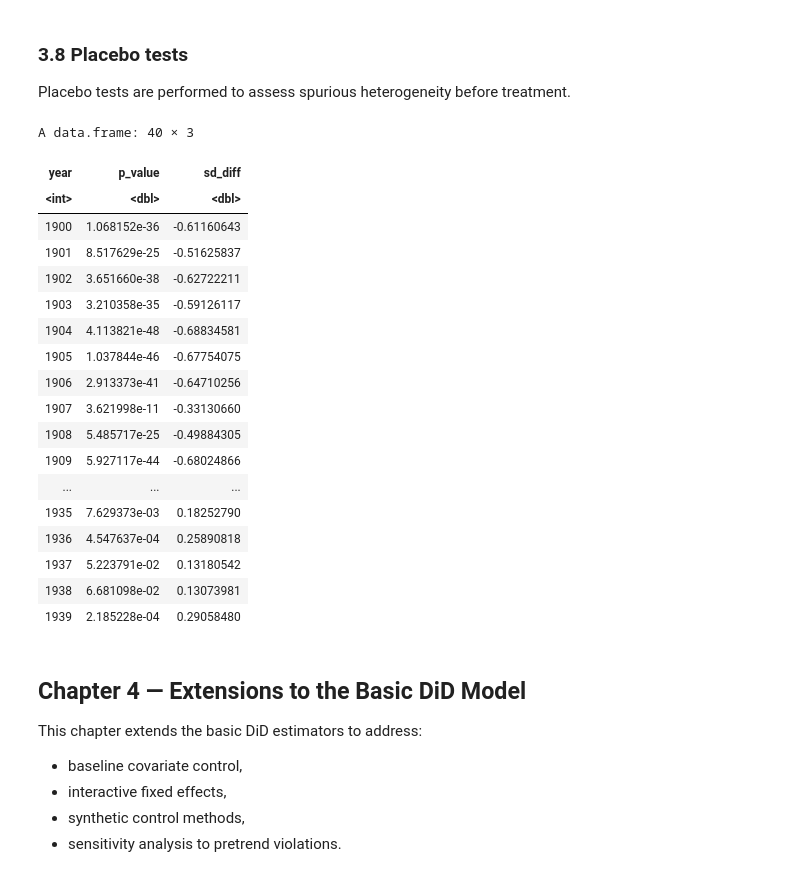
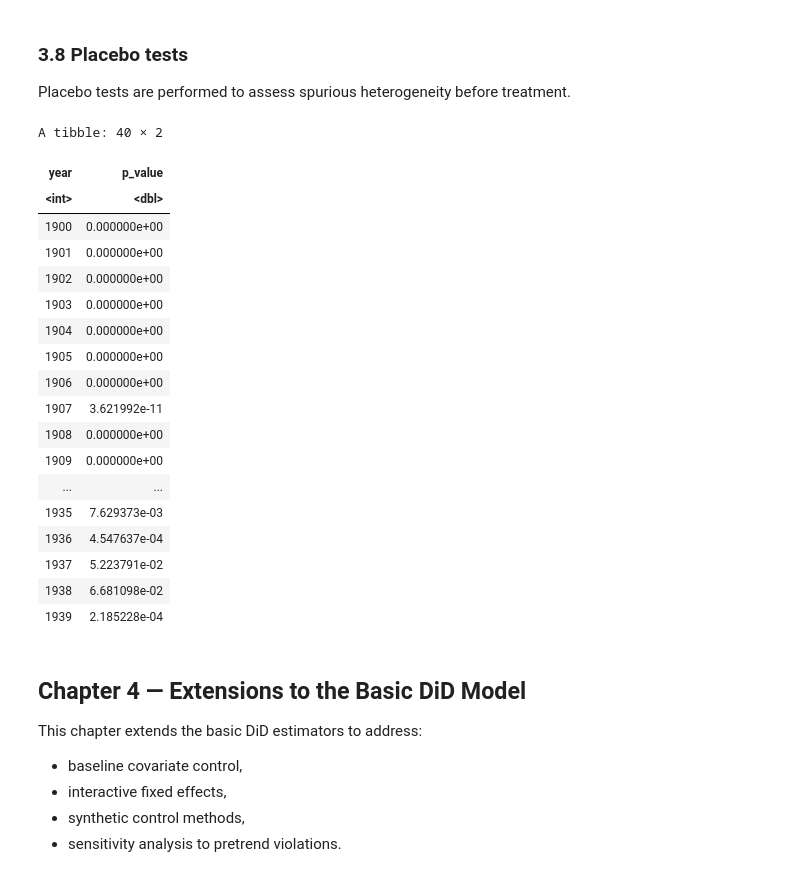
Before and after one commit to anzonyquispe/did_book, a Jupyter notebook: R/R.ipynb, the cells around one changed output. Saved outputs shown, nothing was run; the diff lists cells and outputs as text; code cells hidden in the pictures.

```diff
--- a/R/R.ipynb
+++ b/R/R.ipynb
@@ -506,46 +523,45 @@ F-statistic:  41.5 on 1 and 7246 DF,  p-value: 1.256e-10
 
 Placebo tests are performed to assess spurious heterogeneity before treatment.
 # %%
-years <- 1900:1939
+years_loop <- 1900:1939
 
-placebo <- lapply(years, function(yy){
-  dyy <- moser |> filter(year == yy)
-  x0 <- dyy |> filter(treatmentgroup == 0) |> pull(diffpatentswrt1918)
-  x1 <- dyy |> filter(treatmentgroup == 1) |> pull(diffpatentswrt1918)
+placebo_var_tests <- map_dfr(years_loop, function(y) {
+  d <- df %>% filter(year == y)
 
-  # Si algún año no tiene datos suficientes:
-  if(length(na.omit(x0)) < 2 || length(na.omit(x1)) < 2){
-    return(data.frame(year = yy, p_value = NA_real_, sd_diff = NA_real_))
+# If a year does not have both cells, return NA
+  ok <- all(c(0,1) %in% d$treatmentgroup) &&
+    sum(d$treatmentgroup == 0, na.rm=TRUE) > 1 &&
+    sum(d$treatmentgroup == 1, na.rm=TRUE) > 1
+
+  if (!ok) {
+    return(tibble(year = y, p_value = NA_real_))
   }
 
-  vt <- var.test(x1, x0)
-  sd_diff <- sd(x1, na.rm=TRUE) - sd(x0, na.rm=TRUE)
-
-  data.frame(year = yy, p_value = vt$p.value, sd_diff = sd_diff)
+  vt <- var.test(diffpatentswrt1918 ~ factor(treatmentgroup), data = d)
+  tibble(year = y, p_value = vt$p.value)
 })
 
-placebo_df <- bind_rows(placebo)
-placebo_df
+placebo_var_tests
 # %% [output]
-A data.frame: 40 × 3
+A tibble: 40 × 2
-| year | p_value | sd_diff |
-| <int> | <dbl> | <dbl> |
-| 1900 | 1.068152e-36 | -0.61160643 |
-| 1901 | 8.517629e-25 | -0.51625837 |
-| 1902 | 3.651660e-38 | -0.62722211 |
-| 1903 | 3.210358e-35 | -0.59126117 |
-| 1904 | 4.113821e-48 | -0.68834581 |
-| 1905 | 1.037844e-46 | -0.67754075 |
-| 1906 | 2.913373e-41 | -0.64710256 |
-| 1907 | 3.621998e-11 | -0.33130660 |
-| 1908 | 5.485717e-25 | -0.49884305 |
-| 1909 | 5.927117e-44 | -0.68024866 |
-| ... | ... | ... |
-| 1935 | 7.629373e-03 | 0.18252790 |
-| 1936 | 4.547637e-04 | 0.25890818 |
-| 1937 | 5.223791e-02 | 0.13180542 |
-| 1938 | 6.681098e-02 | 0.13073981 |
-| 1939 | 2.185228e-04 | 0.29058480 |
+| year | p_value |
+| <int> | <dbl> |
+| 1900 | 0.000000e+00 |
+| 1901 | 0.000000e+00 |
+| 1902 | 0.000000e+00 |
+| 1903 | 0.000000e+00 |
+| 1904 | 0.000000e+00 |
+| 1905 | 0.000000e+00 |
+| 1906 | 0.000000e+00 |
+| 1907 | 3.621992e-11 |
+| 1908 | 0.000000e+00 |
+| 1909 | 0.000000e+00 |
+| ... | ... |
+| 1935 | 7.629373e-03 |
+| 1936 | 4.547637e-04 |
+| 1937 | 5.223791e-02 |
+| 1938 | 6.681098e-02 |
+| 1939 | 2.185228e-04 |
 # %% [markdown]
 ## Chapter 4 — Extensions to the Basic DiD Model
 
```
Also changed, not shown: parts of 59 cells of this notebook, 23 other files.
